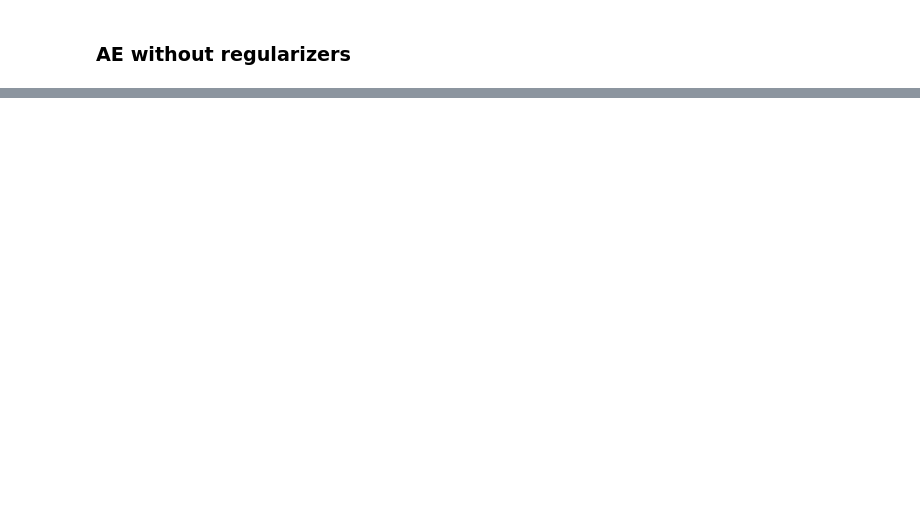
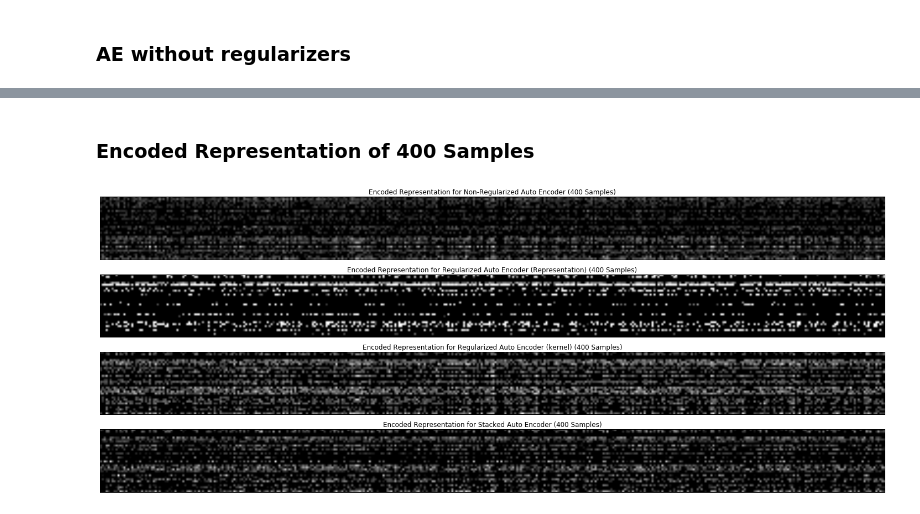
Before and after one commit to SivamPillai/demo, a Jupyter notebook: ae_visualizer.ipynb, the cells around one changed output, grey strips where cells are left out. Drawn from its saved outputs; the diff is of its cells as text; code cells hidden in the pictures; blank space fills up the shorter version.

```diff
--- a/ae_visualizer.ipynb
+++ b/ae_visualizer.ipynb
@@ -196,0 +138,11 @@ plt.tick_params(
+# %%
+s_encoder = Model(input_img, s_encoded)
+# create a placeholder for an encoded (32-dimensional) input
+s_encoded_input = Input(shape=(32,))
+# retrieve the last layer of the autoencoder model
+s_decoder_layer = sae.layers[-3:]
+# create the decoder model
+s_decoder = Model(s_encoded_input, s_decoder_layer[2](s_decoder_layer[1](s_decoder_layer[0](s_encoded_input))))
+
+s_encoded_imgs = s_encoder.predict(X_test)
+s_decoded_imgs = s_decoder.predict(s_encoded_imgs)
@@ -196,0 +207,47 @@ plt.tick_params(
+# %% [markdown]
+### Encoded Representation of 400 Samples
+# %%
+thresh = np.mean(r_encoded_imgs)
+i1 = nr_encoded_imgs
+#i2 = r_encoded_imgs #kernel regularizer
+i4 = r_encoded_imgs #weight regularizer
+i3 = s_encoded_imgs
+i1[nr_encoded_imgs < thresh] = 0
+i2[r_encoded_imgs < thresh] = 0
+i3[r_encoded_imgs < thresh] = 0
+i4[r_encoded_imgs < thresh] = 0
+
+
+plt.figure(figsize=(20,8))
+plt.gray()
+
+plt.subplot(4,1,1)
+plt.imshow(np.abs(np.transpose(i1[0:400,:])))
+plt.title('Encoded Representation for Non-Regularized Auto Encoder (400 Samples)')
+plt.tick_params(axis='both' ,which='both' ,bottom='off' ,top='off' ,labelbottom='off',
+    right='off' ,left='off' ,labelleft='off') # Turn off all the axes labelling
+
+plt.subplot(4,1,2)
+plt.imshow(np.abs(np.transpose(i2[0:400,:])))
+plt.title('Encoded Representation for Regularized Auto Encoder (Representation) (400 Samples)')
+plt.tick_params(axis='both' ,which='both' ,bottom='off' ,top='off' ,labelbottom='off',
+    right='off' ,left='off' ,labelleft='off') # Turn off all the axes labelling
+
+plt.subplot(4,1,3)
+plt.imshow(np.abs(np.transpose(i4[0:400,:])))
+plt.title('Encoded Representation for Regularized Auto Encoder (kernel) (400 Samples)')
+plt.tick_params(axis='both' ,which='both' ,bottom='off' ,top='off' ,labelbottom='off',
+    right='off' ,left='off' ,labelleft='off') # Turn off all the axes labelling
+
+plt.subplot(4,1,4)
+plt.imshow(np.abs(np.transpose(i3[0:400,:])))
+plt.title('Encoded Representation for Stacked Auto Encoder (400 Samples)')
+plt.tick_params(axis='both' ,which='both' ,bottom='off' ,top='off' ,labelbottom='off',
+    right='off' ,left='off' ,labelleft='off') # Turn off all the axes labelling
+
+plt.tight_layout()
+
+# Observation: Activity Regularized autoencoder learns sparse representation of data compared to other forms
+#(blacks indicate 0s; equivalent to sparse)
+# %% [output]
+[figure, added]
```
Also changed, not shown: parts of 31 cells of this notebook.
